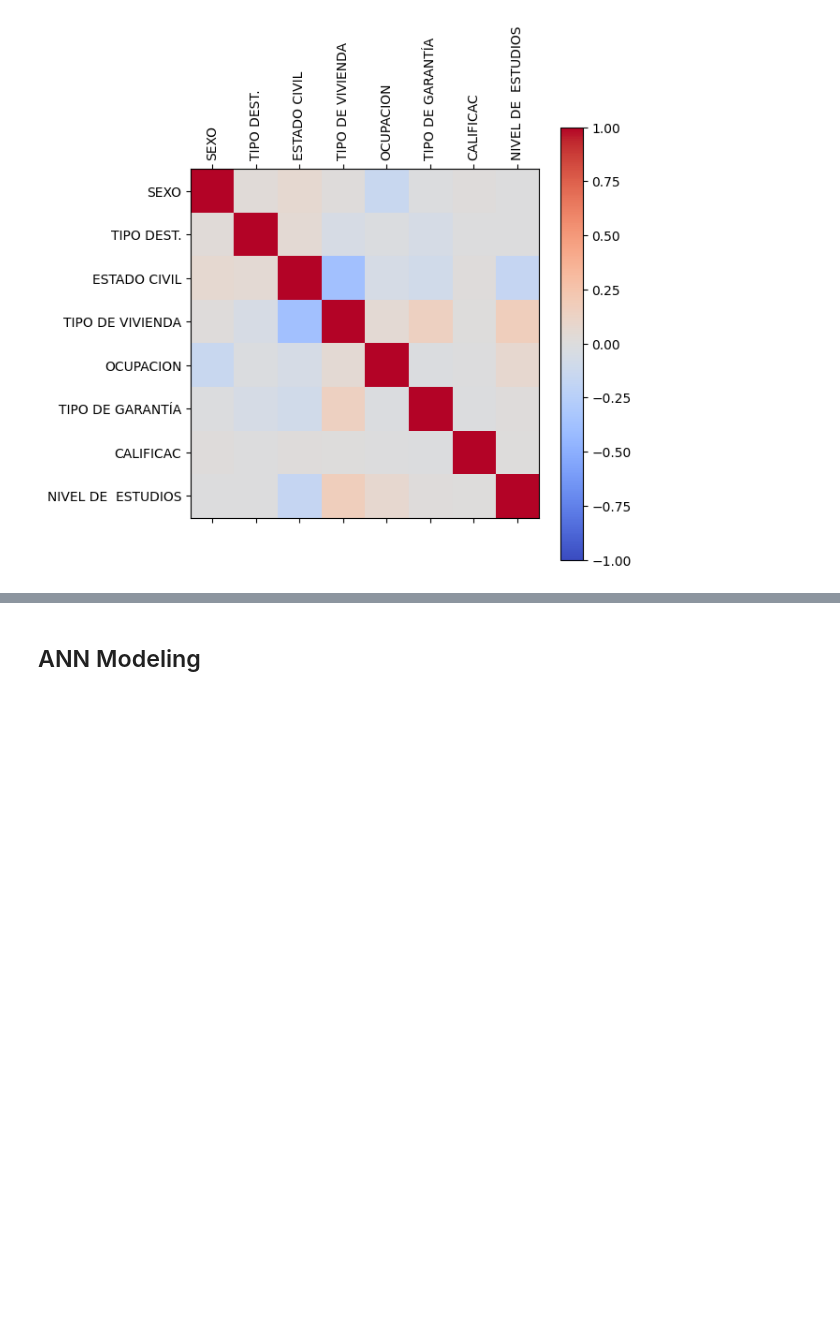
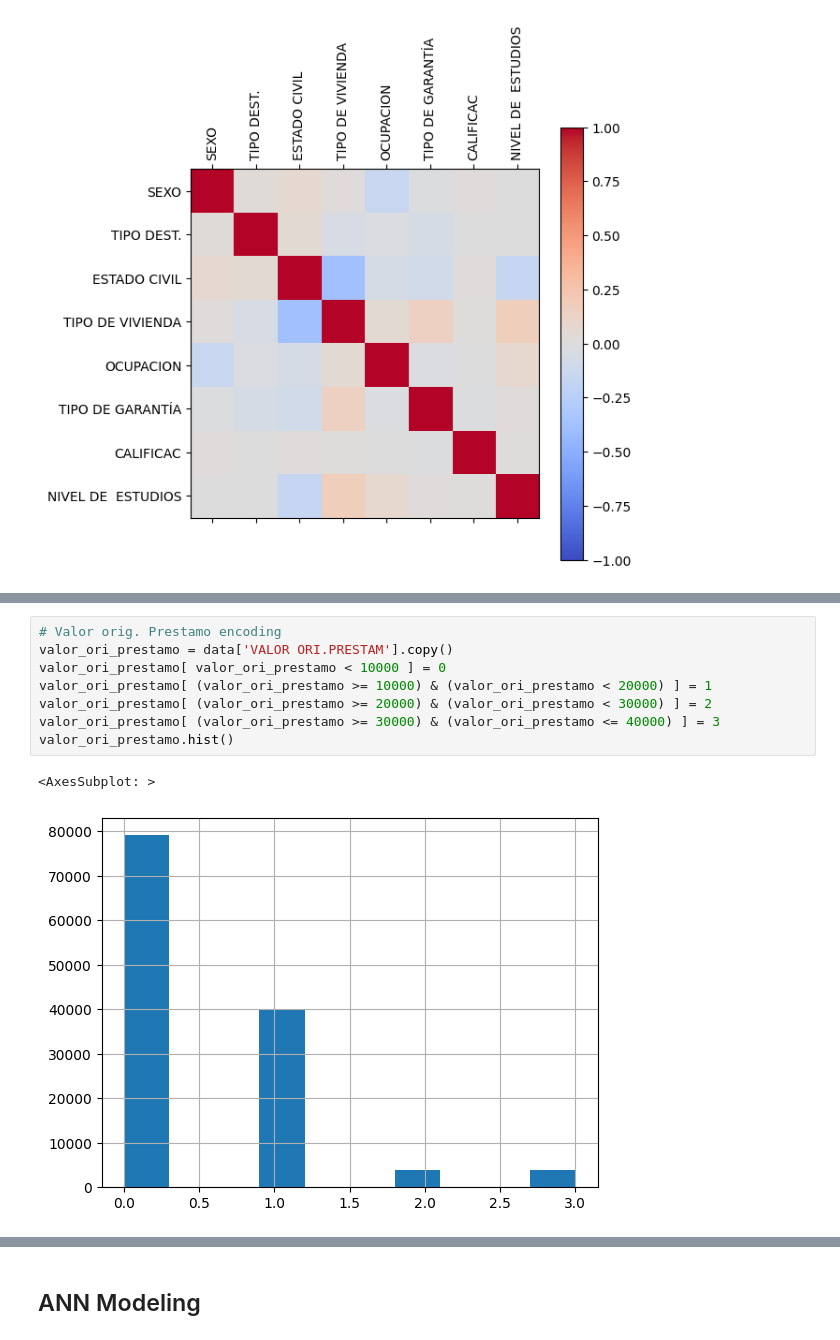
Before and after one commit to AndersCFR/CreditScoring, a Jupyter notebook: CreditScoring.ipynb, the cells around one changed output, grey strips where cells are left out. Drawn from its saved outputs; the diff is of its cells as text; blank space fills up the shorter version.

```diff
--- a/CreditScoring.ipynb
+++ b/CreditScoring.ipynb
@@ -355,0 +483,11 @@ plt.show()
+# %%
+# Valor orig. Prestamo encoding
+valor_ori_prestamo = data['VALOR ORI.PRESTAM'].copy()
+valor_ori_prestamo[ valor_ori_prestamo < 10000 ] = 0
+valor_ori_prestamo[ (valor_ori_prestamo >= 10000) & (valor_ori_prestamo < 20000) ] = 1
+valor_ori_prestamo[ (valor_ori_prestamo >= 20000) & (valor_ori_prestamo < 30000) ] = 2
+valor_ori_prestamo[ (valor_ori_prestamo >= 30000) & (valor_ori_prestamo <= 40000) ] = 3
+valor_ori_prestamo.hist()
+# %% [output]
+<AxesSubplot: >
+[figure, added]
```
Also changed, not shown: parts of 16 cells of this notebook, 3 other files.
